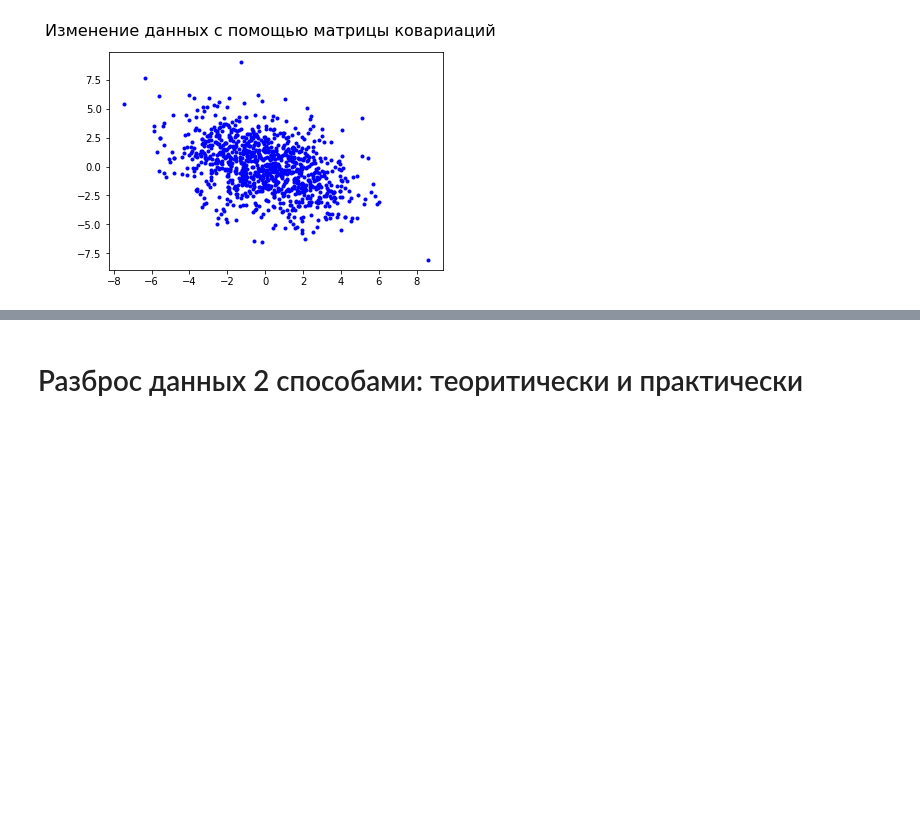
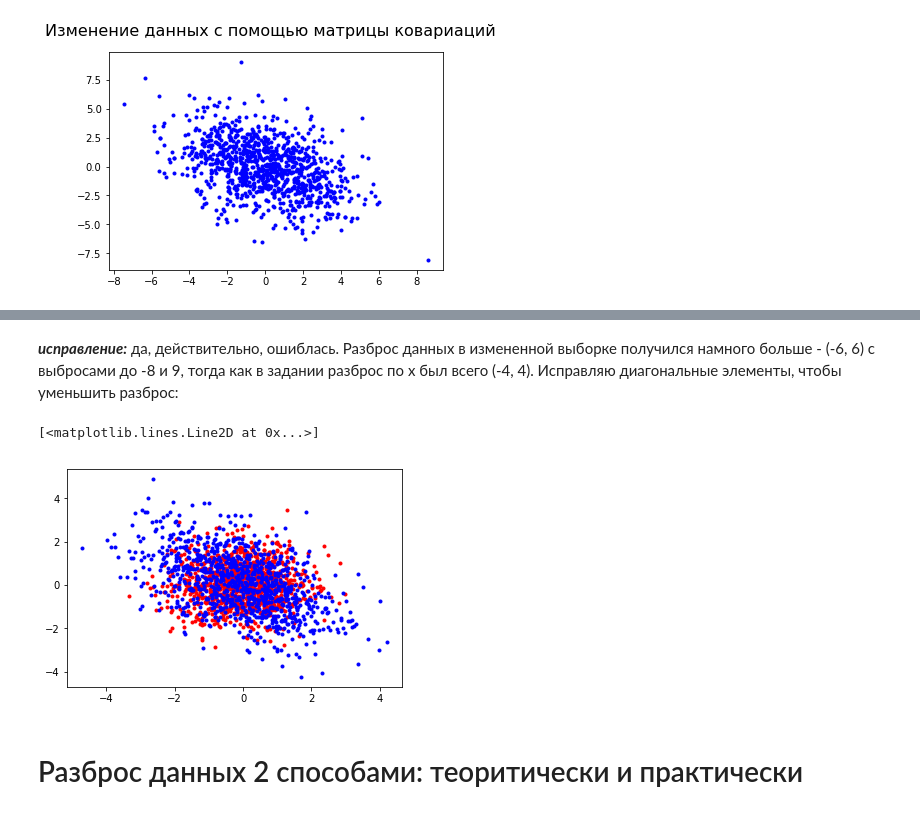
Before and after one commit to stacyinla/Netology-Phyton, a Jupyter notebook: iskhakova_stat_2.ipynb, the cells around one changed output, grey strips where cells are left out. Drawn from its saved outputs; the diff is of its cells as text; code cells hidden in the pictures; blank space fills up the shorter version.

```diff
--- a/iskhakova_stat_2.ipynb
+++ b/iskhakova_stat_2.ipynb
@@ -86,3 +93,21 @@ plt.plot(Y[0,:], Y[1,:], 'b.')
+# %% [markdown]
+***исправление:***
+да, действительно, ошиблась. Разброс данных в измененной выборке получился намного больше - (-6, 6) с выбросами до -8  и 9, тогда как в задании разброс по x был всего (-4, 4).
+Исправляю диагональные элементы, чтобы уменьшить разброс:
+# %%
+import numpy.linalg as la
+
+n = 1000
+C = [[2, -1.0],[-1.0, 2]]
+A = la.cholesky(C)
+X = np.random.randn(n,2)
+Y = np.dot(A,X.T)
+
+plt.plot(X[:,0], X[:,1], 'r.')
+plt.plot(Y[0,:], Y[1,:], 'b.')
+# %% [output]
+[<matplotlib.lines.Line2D at 0x...>]
+[figure, added]
 # %% [markdown]
 # Разброс данных 2 способами: теоритически и практически
 # %% [markdown]
```
Also changed, not shown: parts of 7 cells of this notebook.
